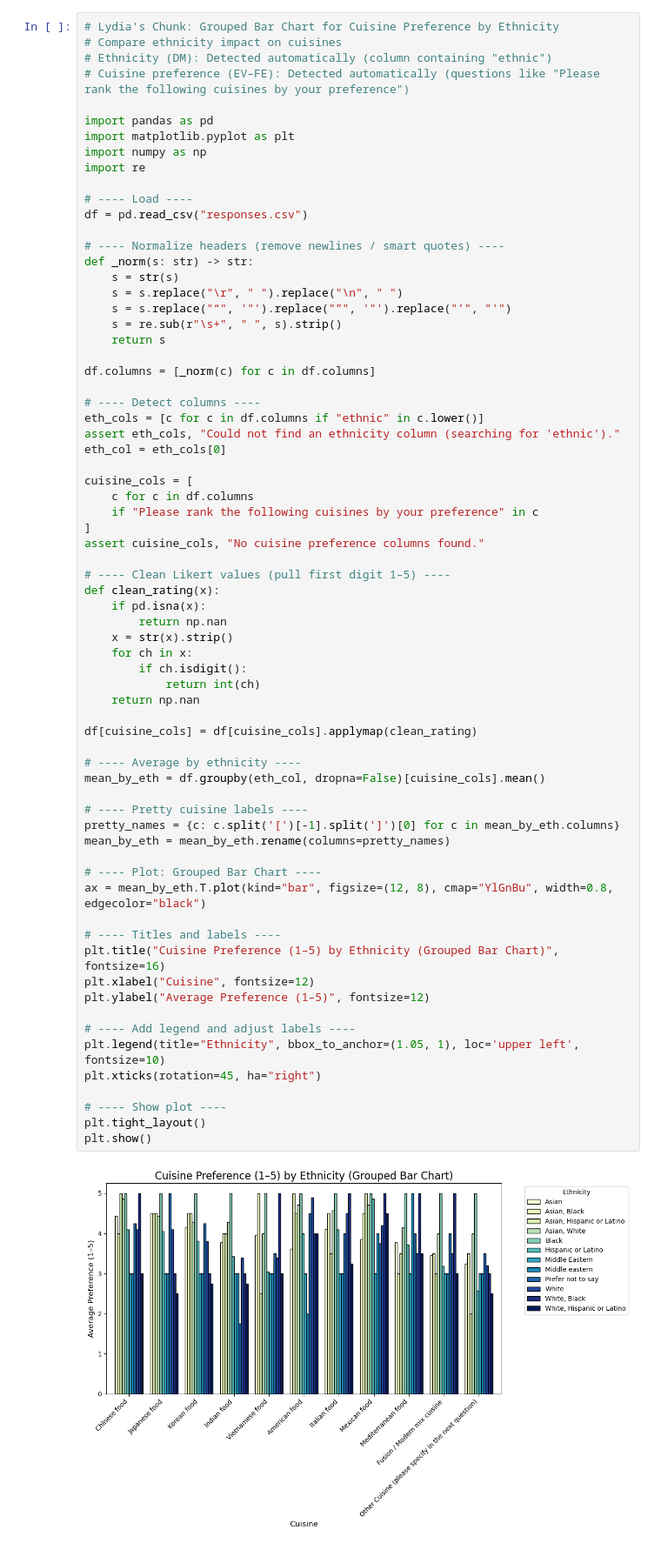
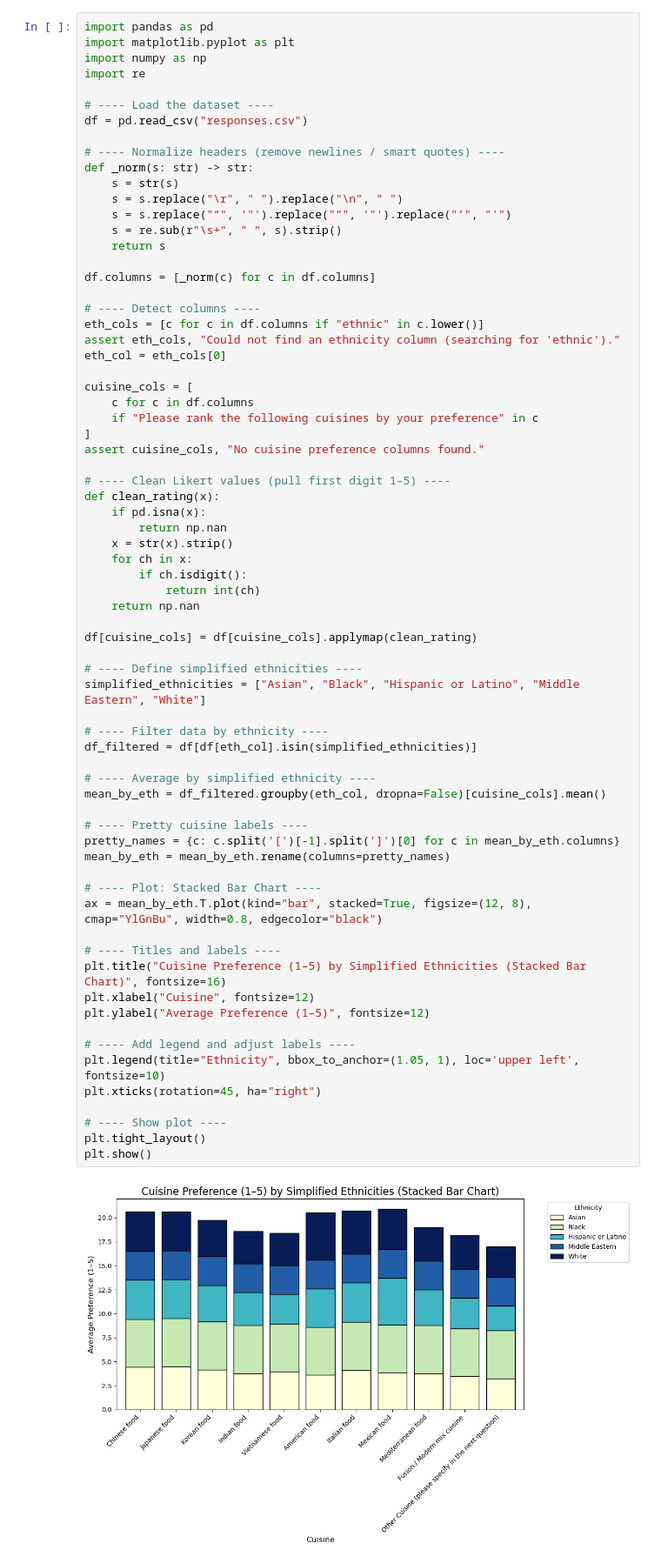
Before and after one commit to LydiaNiu/cs105_t7_miniproj, a Jupyter notebook: T7_mini_proj.ipynb, the cells around one changed output. Shown at 87% size. Cells and saved outputs as stored; diff of their text form.

```diff
--- a/T7_mini_proj.ipynb
+++ b/T7_mini_proj.ipynb
@@ -418,17 +381,12 @@ plt.show()
 # %% [output]
 [figure]
 # %%
-# Lydia's Chunk: Grouped Bar Chart for Cuisine Preference by Ethnicity
-# Compare ethnicity impact on cuisines
-# Ethnicity (DM): Detected automatically (column containing "ethnic")
-# Cuisine preference (EV–FE): Detected automatically (questions like "Please rank the following cuisines by your preference")
-
 import pandas as pd
 import matplotlib.pyplot as plt
 import numpy as np
 import re
 
-# ---- Load ----
+# ---- Load the dataset ----
 df = pd.read_csv("responses.csv")
 
 # ---- Normalize headers (remove newlines / smart quotes) ----
@@ -455,36 +413,42 @@ assert cuisine_cols, "No cuisine preference columns found."
 # ---- Clean Likert values (pull first digit 1–5) ----
 def clean_rating(x):
     if pd.isna(x):
         return np.nan
     x = str(x).strip()
     for ch in x:
         if ch.isdigit():
             return int(ch)
     return np.nan
 
 df[cuisine_cols] = df[cuisine_cols].applymap(clean_rating)
 
-# ---- Average by ethnicity ----
-mean_by_eth = df.groupby(eth_col, dropna=False)[cuisine_cols].mean()
+# ---- Define simplified ethnicities ----
+simplified_ethnicities = ["Asian", "Black", "Hispanic or Latino", "Middle Eastern", "White"]
+
+# ---- Filter data by ethnicity ----
+df_filtered = df[df[eth_col].isin(simplified_ethnicities)]
+
+# ---- Average by simplified ethnicity ----
+mean_by_eth = df_filtered.groupby(eth_col, dropna=False)[cuisine_cols].mean()
 
 # ---- Pretty cuisine labels ----
 pretty_names = {c: c.split('[')[-1].split(']')[0] for c in mean_by_eth.columns}
 mean_by_eth = mean_by_eth.rename(columns=pretty_names)
 
-# ---- Plot: Grouped Bar Chart ----
-ax = mean_by_eth.T.plot(kind="bar", figsize=(12, 8), cmap="YlGnBu", width=0.8, edgecolor="black")
+# ---- Plot: Stacked Bar Chart ----
+ax = mean_by_eth.T.plot(kind="bar", stacked=True, figsize=(12, 8), cmap="YlGnBu", width=0.8, edgecolor="black")
 
 # ---- Titles and labels ----
-plt.title("Cuisine Preference (1–5) by Ethnicity (Grouped Bar Chart)", fontsize=16)
+plt.title("Cuisine Preference (1–5) by Simplified Ethnicities (Stacked Bar Chart)", fontsize=16)
 plt.xlabel("Cuisine", fontsize=12)
 plt.ylabel("Average Preference (1–5)", fontsize=12)
 
 # ---- Add legend and adjust labels ----
 plt.legend(title="Ethnicity", bbox_to_anchor=(1.05, 1), loc='upper left', fontsize=10)
 plt.xticks(rotation=45, ha="right")
 
 # ---- Show plot ----
 plt.tight_layout()
 plt.show()
 # %% [output]
-[figure, old version]
+[figure, new version]
```
Also changed, not shown: parts of 3 cells of this notebook.
